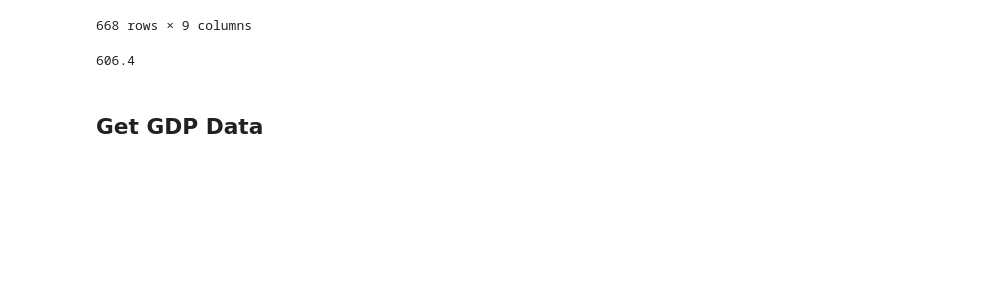
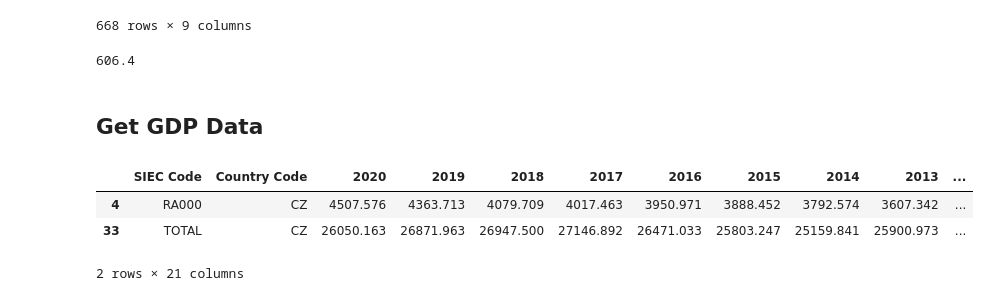
Before and after one commit to fpontejos/dataviz-dash, a Jupyter notebook: notebooks/dataprocessing.ipynb, the cells around one changed output. Cells and saved outputs as stored; diff of their text form; code cells hidden in the pictures; blank space fills up the shorter version.

Commit message:
add gdp data

```diff
--- a/notebooks/dataprocessing.ipynb
+++ b/notebooks/dataprocessing.ipynb
@@ -299,4 +297,9 @@ gdp_ts.to_csv(data_out + 'gdp_data.csv', index=False)
 # %%
-#gdp_ts.loc[gdp_ts['Country']=='Slovakia']
+data.loc[data['Country']=='Czechia']
+# %% [output]
+|  | SIEC Code | Country Code | 2020 | 2019 | 2018 | 2017 | 2016 | 2015 | 2014 | 2013 | ... |
+| 4 | RA000 | CZ | 4507.576 | 4363.713 | 4079.709 | 4017.463 | 3950.971 | 3888.452 | 3792.574 | 3607.342 | ... |
+| 33 | TOTAL | CZ | 26050.163 | 26871.963 | 26947.500 | 27146.892 | 26471.033 | 25803.247 | 25159.841 | 25900.973 | ... |
+2 rows × 21 columns
 # %%
 #data.loc[data['Country']=='Slovakia']
```
Also changed, not shown: parts of 2 cells of this notebook.
